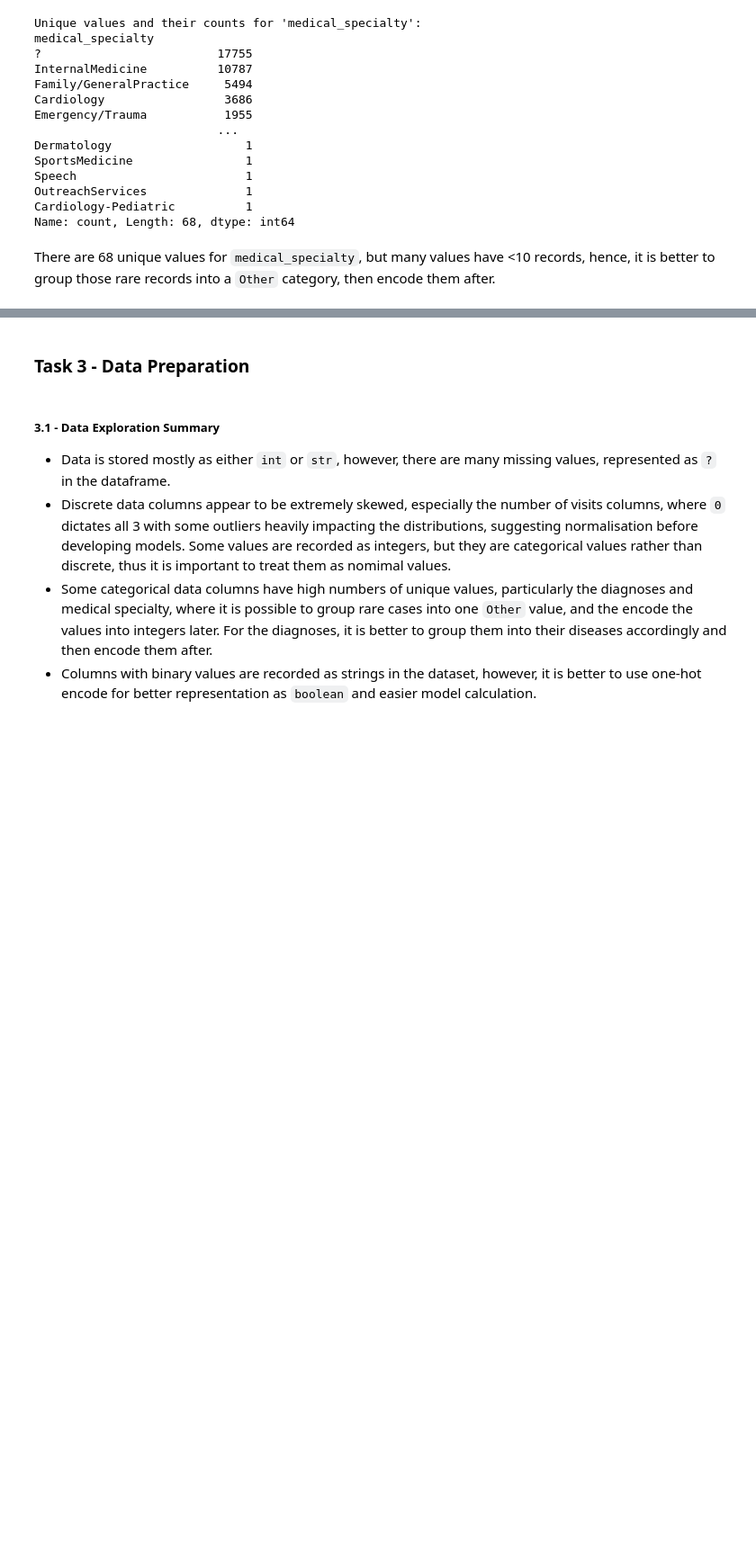
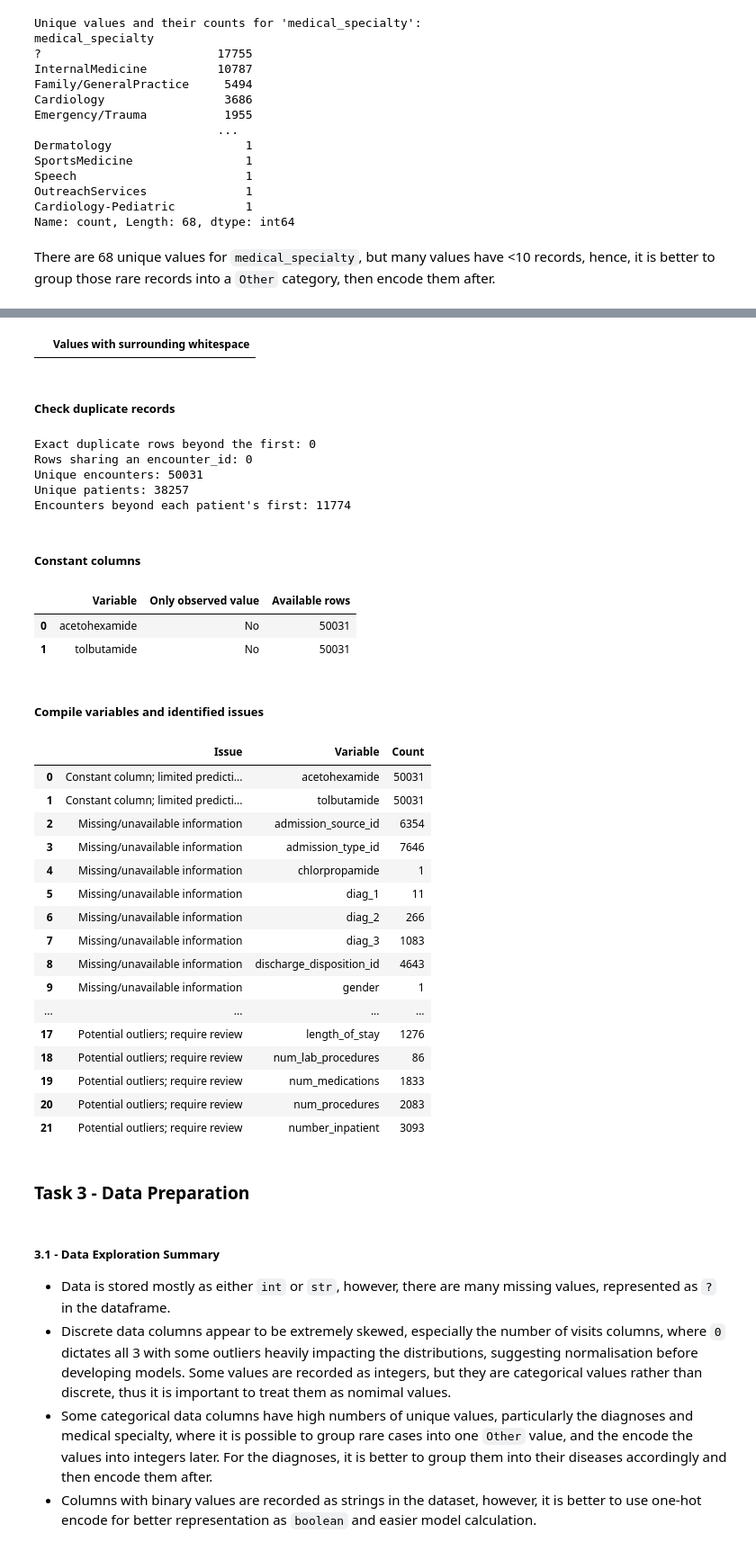
Before and after one commit to hieuphamm135/IFN509-A2, a Jupyter notebook: code.ipynb, the cells around one changed output, grey strips where cells are left out. Shown at 90% size. Drawn from its saved outputs; the diff is of its cells as text; code cells hidden in the pictures; blank space fills up the shorter version.

```diff
--- a/code.ipynb
+++ b/code.ipynb
@@ -429,3 +660,80 @@ This makes the dataset more managable for a predictive model
+# %%
+space_counts = text.ne(stripped).fillna(False).sum()
+display(space_counts[space_counts > 0].to_frame("Values with surrounding whitespace"))
+
+for col, count in space_counts[space_counts > 0].items():
+    issues.append({"Issue": "Leading/trailing whitespace", "Variable": col, "Count": int(count)})
+# %% [output]
+|  | Values with surrounding whitespace |
+# %% [markdown]
+##### Check duplicate records
+# %%
+duplicate_rows = exploration_data.duplicated()
+duplicate_encounters = exploration_data["encounter_id"].duplicated(keep=False)
+
+print("Exact duplicate rows beyond the first:", int(duplicate_rows.sum()))
+print("Rows sharing an encounter_id:", int(duplicate_encounters.sum()))
+print("Unique encounters:", exploration_data["encounter_id"].nunique())
+print("Unique patients:", exploration_data["patient_nbr"].nunique())
+print("Encounters beyond each patient's first:", int(exploration_data["patient_nbr"].duplicated().sum()))
+
+if duplicate_rows.any():
+    display(exploration_data.loc[duplicate_rows].head())
+    issues.append({"Issue": "Exact duplicate rows", "Variable": "All columns",
+                   "Count": int(duplicate_rows.sum())})
+if duplicate_encounters.any():
+    display(exploration_data.loc[duplicate_encounters].sort_values("encounter_id").head(10))
+    issues.append({"Issue": "Repeated encounter identifiers", "Variable": "encounter_id",
+                   "Count": int(duplicate_encounters.sum())})
+# %% [output]
+Exact duplicate rows beyond the first: 0
+Rows sharing an encounter_id: 0
+Unique encounters: 50031
+Unique patients: 38257
+Encounters beyond each patient's first: 11774
+# %% [markdown]
+##### Constant columns
+# %%
+constant_rows = []
+for col in exploration_data.columns:
+    observed = stripped.loc[~missing_mask[col], col]
+    if observed.nunique() == 1:
+        constant_rows.append({"Variable": col, "Only observed value": observed.iloc[0],
+                              "Available rows": len(observed)})
+        issues.append({"Issue": "Constant column; limited predictive information",
+                       "Variable": col, "Count": len(observed)})
+
+display(pd.DataFrame(constant_rows))
+# %% [output]
+|  | Variable | Only observed value | Available rows |
+| 0 | acetohexamide | No | 50031 |
+| 1 | tolbutamide | No | 50031 |
+# %% [markdown]
+##### Compile variables and identified issues
+# %%
+issue_summary = pd.DataFrame(issues)
+if not issue_summary.empty:
+    display(issue_summary.sort_values(["Issue", "Variable"]).reset_index(drop=True))
+else:
+    print("No issues were flagged by these checks.")
+# %% [output]
+|  | Issue | Variable | Count |
+| 0 | Constant column; limited predicti... | acetohexamide | 50031 |
+| 1 | Constant column; limited predicti... | tolbutamide | 50031 |
+| 2 | Missing/unavailable information | admission_source_id | 6354 |
+| 3 | Missing/unavailable information | admission_type_id | 7646 |
+| 4 | Missing/unavailable information | chlorpropamide | 1 |
+| 5 | Missing/unavailable information | diag_1 | 11 |
+| 6 | Missing/unavailable information | diag_2 | 266 |
+| 7 | Missing/unavailable information | diag_3 | 1083 |
+| 8 | Missing/unavailable information | discharge_disposition_id | 4643 |
+| 9 | Missing/unavailable information | gender | 1 |
+| ... | ... | ... | ... |
+| 17 | Potential outliers; require review | length_of_stay | 1276 |
+| 18 | Potential outliers; require review | num_lab_procedures | 86 |
+| 19 | Potential outliers; require review | num_medications | 1833 |
+| 20 | Potential outliers; require review | num_procedures | 2083 |
+| 21 | Potential outliers; require review | number_inpatient | 3093 |
 # %% [markdown]
 ### Task 3 - Data Preparation
 # %% [markdown]
```
Also changed, not shown: parts of 18 cells of this notebook.
